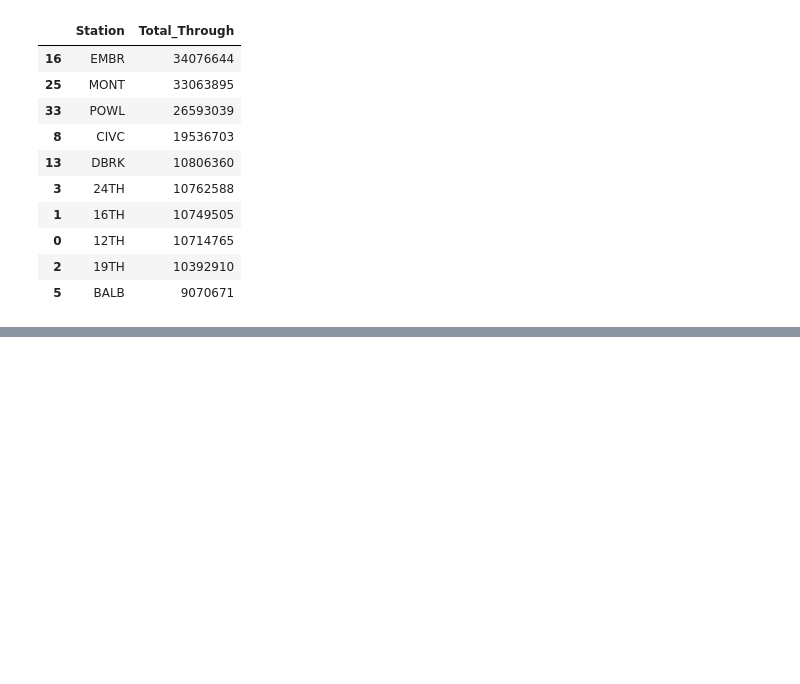
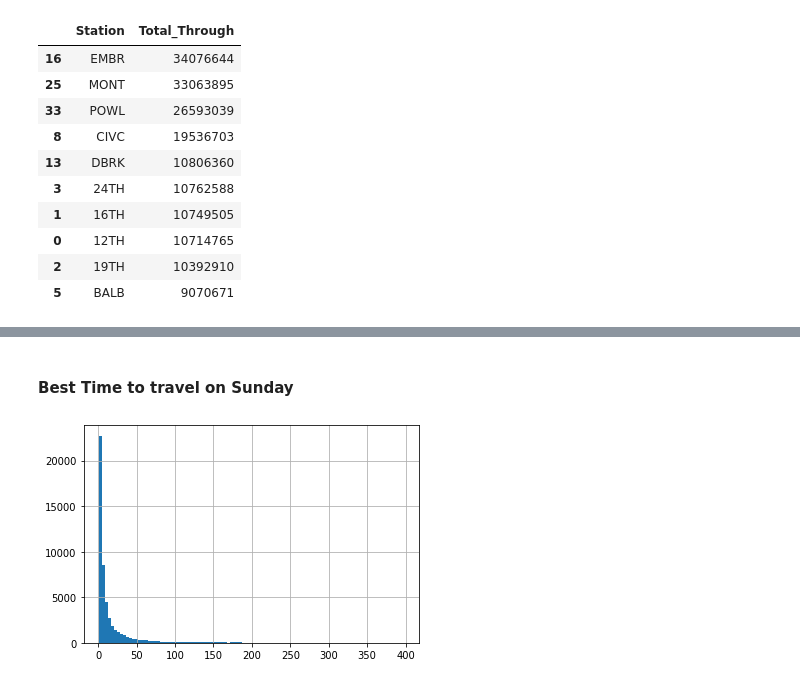
Before and after one commit to miamedra2/Bart_Kaggle-, a Jupyter notebook: BartKaggleProject.ipynb, the cells around one changed output, grey strips where cells are left out. Saved outputs shown, nothing was run; the diff lists cells and outputs as text; code cells hidden in the pictures; blank space fills up the shorter version.

```diff
--- a/BartKaggleProject.ipynb
+++ b/BartKaggleProject.ipynb
@@ -230,0 +343,6 @@ df_though_sums.sort_values('Total_Through', ascending=False).head(10)
+# %%
+df_best_throughput['DateTime'] = pd.to_datetime(df_best_throughput['DateTime'])
+# %%
+df_best_throughput['day'] = df_best_throughput['DateTime'].apply(lambda x: x.weekday())
+df_best_throughput['hour'] = df_best_throughput['DateTime'].apply(lambda x: x.hour)
+df_best_throughput['Throughput'] = np.exp(df_best_throughput['Throughput'])
@@ -230,0 +358,7 @@ df_though_sums.sort_values('Total_Through', ascending=False).head(10)
+# %% [markdown]
+#### Best Time to travel on Sunday
+# %%
+df_best_throughput[df_best_throughput['day'] == 0]['Throughput'].hist(bins=100)
+plt.show()
+# %% [output]
+[figure, added]
```
Also changed, not shown: parts of 28 cells of this notebook.
